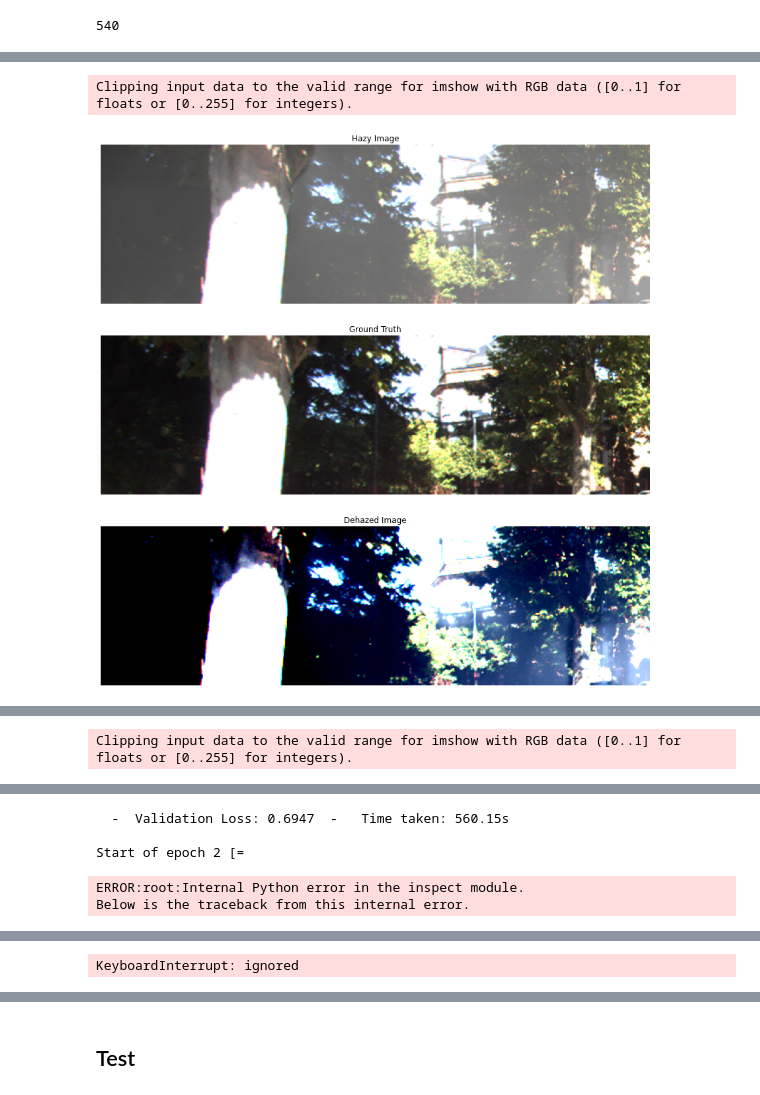
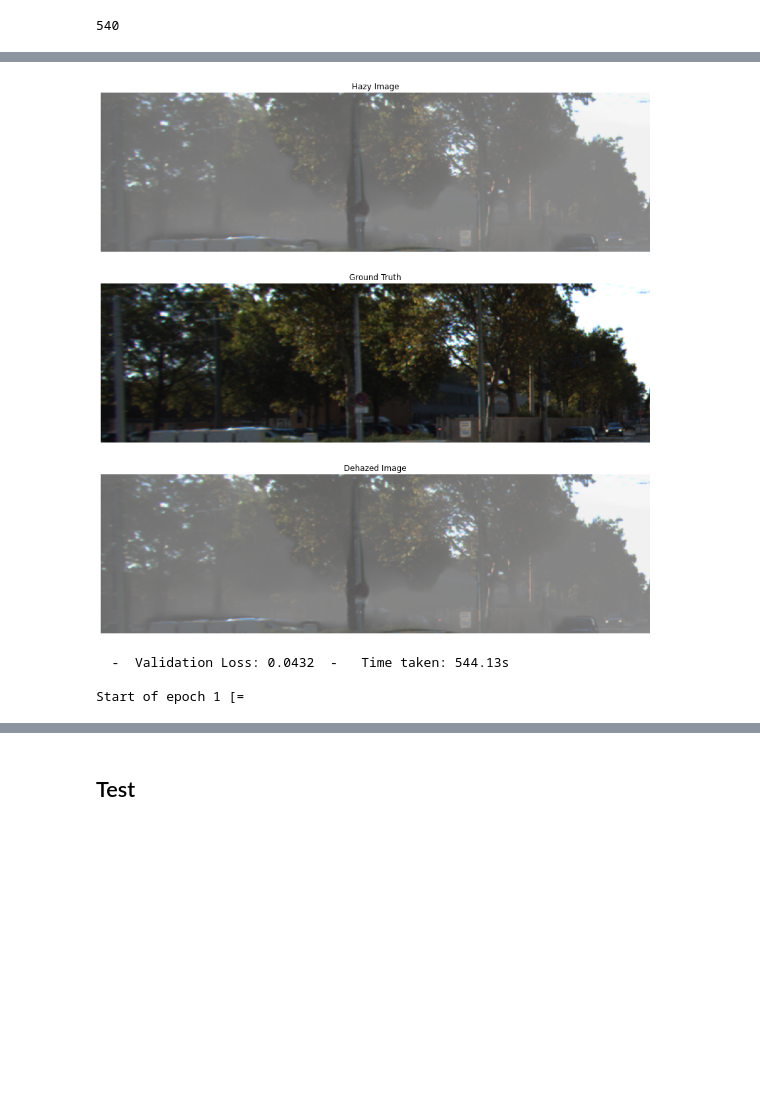
Before and after one commit to abubakrsiddq/ImageDehazing, a Jupyter notebook: models/FFA-net/ffa_kitti.ipynb, the cells around one changed output, grey strips where cells are left out. Drawn from its saved outputs; the diff is of its cells as text; code cells hidden in the pictures; blank space fills up the shorter version.

```diff
--- a/models/FFA-net/ffa_kitti.ipynb
+++ b/models/FFA-net/ffa_kitti.ipynb
@@ -377,10 +371,11 @@ class FFAnet(tf.keras.Model):
           self.post.add(lay)
         #self.norm=tf.keras.layers.experimental.preprocessing.Normalization(axis=-1,mean=[0.485, 0.456, 0.406], variance=[0.229**2, 0.224**2, 0.225**2])
 
-    def call(self, input_tensor = (3,None,None), training=False):
+    def call(self, input_tensor = (None,None,3), training=False):
         #input_tensor=tf.keras.layers.InputLayer(input_shape=(352,1216,3))(input_tensor)
 
-        #input_tensor=tf.keras.layers.experimental.preprocessing.Normalization(axis=1,mean=[0.485, 0.456, 0.406], variance=[0.229**2, 0.224**2, 0.225**2])(input_tensor)#self.norm(input_tensor)
+        #input_tensor=tf.keras.layers.experimental.preprocessing.Normalization(axis=-1,mean=[0.485, 0.456, 0.406], variance=[0.229**2, 0.224**2, 0.225**2])(input_tensor)#self.norm(input_tensor)
+        input_tensor=tf.keras.applications.efficientnet.preprocess_input(input_tensor)
         x = self.pre(input_tensor)
         res1=self.g1(x)
         res2=self.g2(res1)
@@ -418,2 +430,2 @@ ValueError: ignored
 # %%
-model.load_weights('/content/drive/MyDrive/kitti_nets/ffa/weights/')
+#model.load_weights('/content/drive/MyDrive/kitti_nets/ffa/weights/')
@@ -521,7 +531,7 @@ model.load_weights('/content/drive/MyDrive/nets/ffa/weights')
 epochs = 10
 batch_size = 1
 
-train_data, val_data = dataset_preposses(orig_img_path = '/content/drive/MyDrive/kitti/gt', hazy_img_path = '/content/drive/MyDrive/kitti/hazy',percentage=0.1,seed_val=100)
+train_data, val_data = dataset_preposses(orig_img_path = '/content/drive/MyDrive/kitti/gt', hazy_img_path = '/content/drive/MyDrive/kitti/hazy',percentage=0.1,seed_val=190)
 train, val = dataloader(train_data, val_data, batch_size)
 
 optimizer = Adam(learning_rate = 1e-4,beta_1=0.9,beta_2=0.999,epsilon=1e-8)
@@ -541,21 +551,25 @@ def lr_schedule_cosdecay(epoch,T=100,init_lr=1e-4):
   return lr
 
 def lossVGG(y_true, y_pred):
-	vgg = VGG19(include_top=False, weights='imagenet')
-	vgg.trainable = False
-	content_layers = 'block2_conv2'
+  vgg = VGG16(include_top=False, weights='imagenet')
+  vgg.trainable = False
+  content_layers = ['block1_conv2','block2_conv2','block3_conv3'];
+  lossModel = Model(vgg.input, [vgg.get_layer(content_layers[0]).output,vgg.get_layer(content_layers[1]).output,vgg.get_layer(content_layers[2]).output]);
+  vggX = lossModel(y_pred)
+  vggY = lossModel(y_true)
+  loss=[]
+  for dehaze_feature, gt_feature in zip(vggX,vggY):
+    loss.append(K.mean(K.square(gt_feature-dehaze_feature)))
 
-	lossModel = Model(vgg.input, vgg.get_layer(content_layers).output)
 
-	vggX = lossModel(y_pred)
-	vggY = lossModel(y_true)
+  return sum(loss)/len(loss)
 
-	return K.mean(K.square(vggX - vggY))
+
 
 def my_loss(y_true, y_pred):
   mae = tf.keras.losses.MeanAbsoluteError()
   mae = (y_true, y_pred)
-  return mae+0.04*lossVGG(y_true, y_pred)
+  return mae+0.4*lossVGG(y_true, y_pred)
 # %%
 
 
@@ -613,5 +627,5 @@ def train_model(epochs, train, val, net, train_loss_tracker, val_loss_tracker, o
         val_loss_tracker.reset_states()
 # %%
 %%time
-train_model(3, train, val,model, train_loss_tracker, val_loss_tracker, optimizer)
+train_model(3, train, val,model, train_loss_tracker, val_loss_tracker, Adam(learning_rate = 1e-2))
 # %% [output]
@@ -621,2 +633,4 @@ Start of epoch 0 Downloading data from https://storage.googleapis.com/tensorflow
+[figure, new version]
-Clipping input data to the valid range for imshow with RGB data ([0..1] for floats or [0..255] for integers).
+  -  Validation Loss: 0.0432  -   Time taken: 544.13s
+
+Start of epoch 1 [=
-[figure, old version]
@@ -626 +636,0 @@ Start of epoch 1 [===]  -  Training Loss: 0.5853
-Clipping input data to the valid range for imshow with RGB data ([0..1] for floats or [0..255] for integers).
@@ -628,5 +636,0 @@ Clipping input data to the valid range for imshow with RGB data ([0..1] for floa
-  -  Validation Loss: 0.6947  -   Time taken: 560.15s
-
-Start of epoch 2 [=
-ERROR:root:Internal Python error in the inspect module.
-Below is the traceback from this internal error.
@@ -650,4 +637,3 @@ KeyboardInterrupt
-KeyboardInterrupt: ignored
 # %%
 model.save('/content/drive/MyDrive/kitti_nets/ffa/')
 
```
Also changed, not shown: parts of 27 cells of this notebook.
